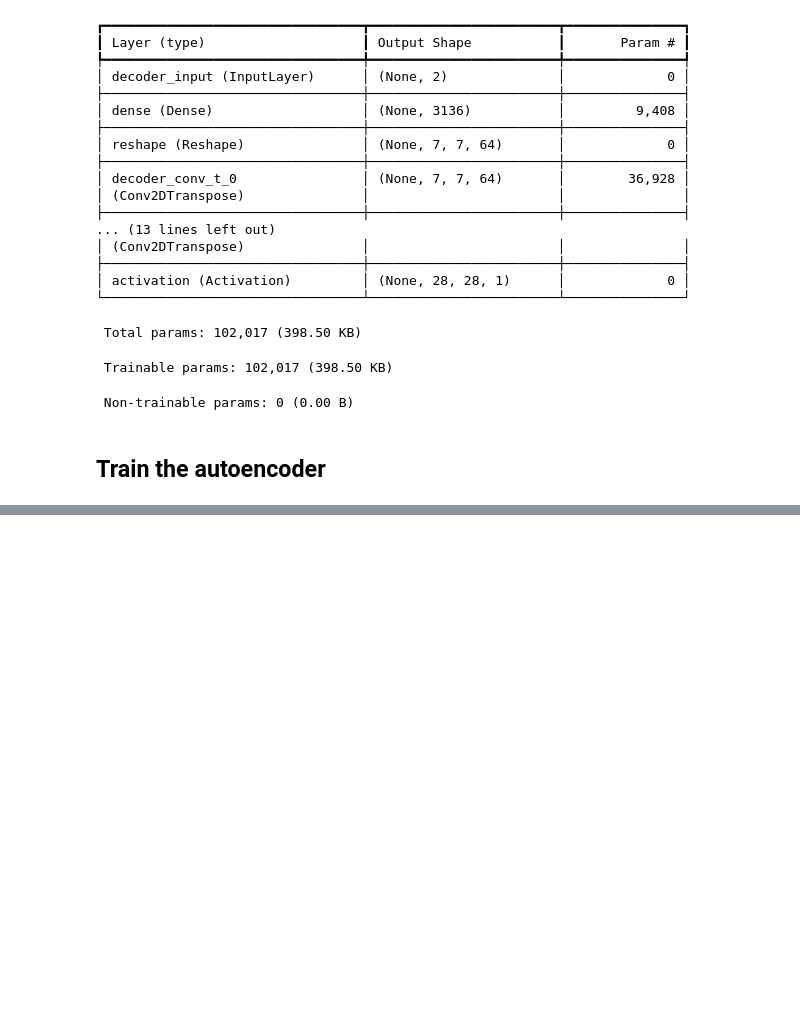
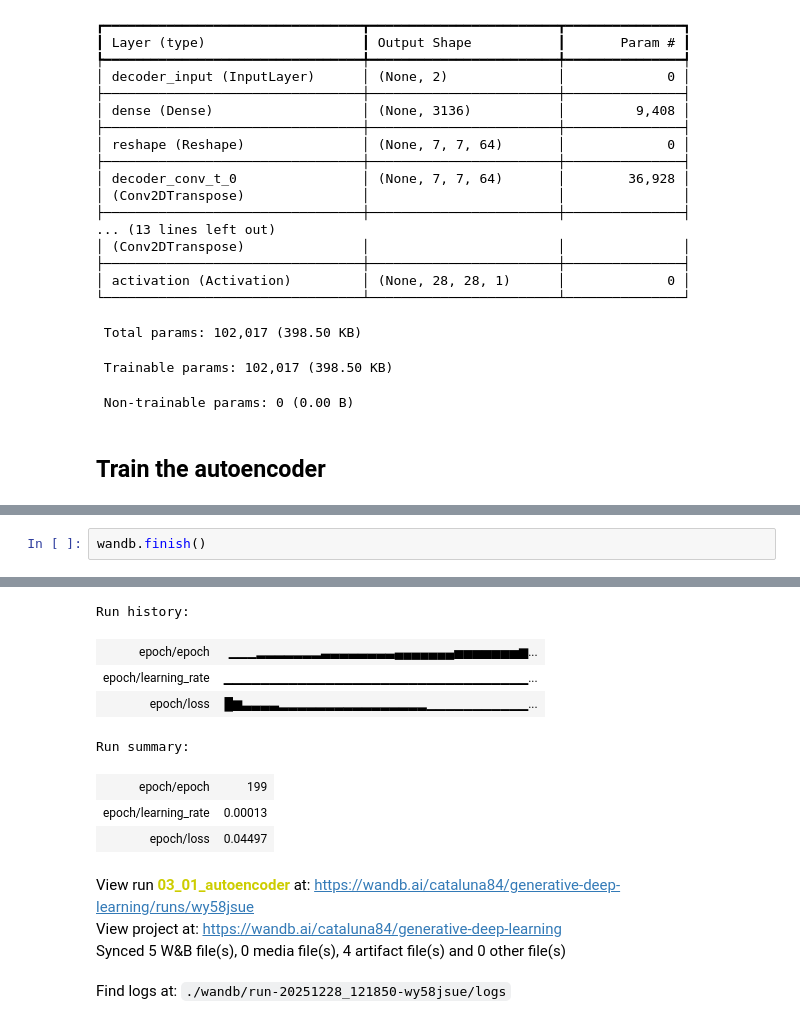
Before and after one commit to cataluna84/Generative_Deep_Learning, a Jupyter notebook: v1/notebooks/03_01_autoencoder_train.ipynb, the cells around one changed output, grey strips where cells are left out. Cells and saved outputs as stored; diff of their text form; blank space fills up the shorter version.

```diff
--- a/v1/notebooks/03_01_autoencoder_train.ipynb
+++ b/v1/notebooks/03_01_autoencoder_train.ipynb
@@ -154,0 +312,3 @@ Epoch 200: finished saving model to run/vae/0001_digits/weights/weights.weights.
+# %%
+wandb.finish()
+# %% [output]
@@ -154,0 +316,12 @@ Epoch 200: finished saving model to run/vae/0001_digits/weights/weights.weights.
+Run history:
+| epoch/epoch | ▁▁▁▂▂▂▂▂▂▂▃▃▃▃▃▃▃▃▄▄▄▄▄▄▄▅▅▅▅▅▅▅▆... |
+| epoch/learning_rate | ▁▁▁▁▁▁▁▁▁▁▁▁▁▁▁▁▁▁▁▁▁▁▁▁▁▁▁▁▁▁▁▁▁... |
+| epoch/loss | █▆▃▃▃▃▂▂▂▂▂▂▂▂▂▂▂▂▂▂▂▂▁▁▁▁▁▁▁▁▁▁▁... |
+Run summary:
+| epoch/epoch | 199 |
+| epoch/learning_rate | 0.00013 |
+| epoch/loss | 0.04497 |
+View run 03_01_autoencoder at: https://wandb.ai/cataluna84/generative-deep-learning/runs/wy58jsue
+View project at: https://wandb.ai/cataluna84/generative-deep-learning
+Synced 5 W&B file(s), 0 media file(s), 4 artifact file(s) and 0 other file(s)
+Find logs at: ./wandb/run-20251228_121850-wy58jsue/logs
```
Also changed, not shown: parts of 13 cells of this notebook, 20 other files.
